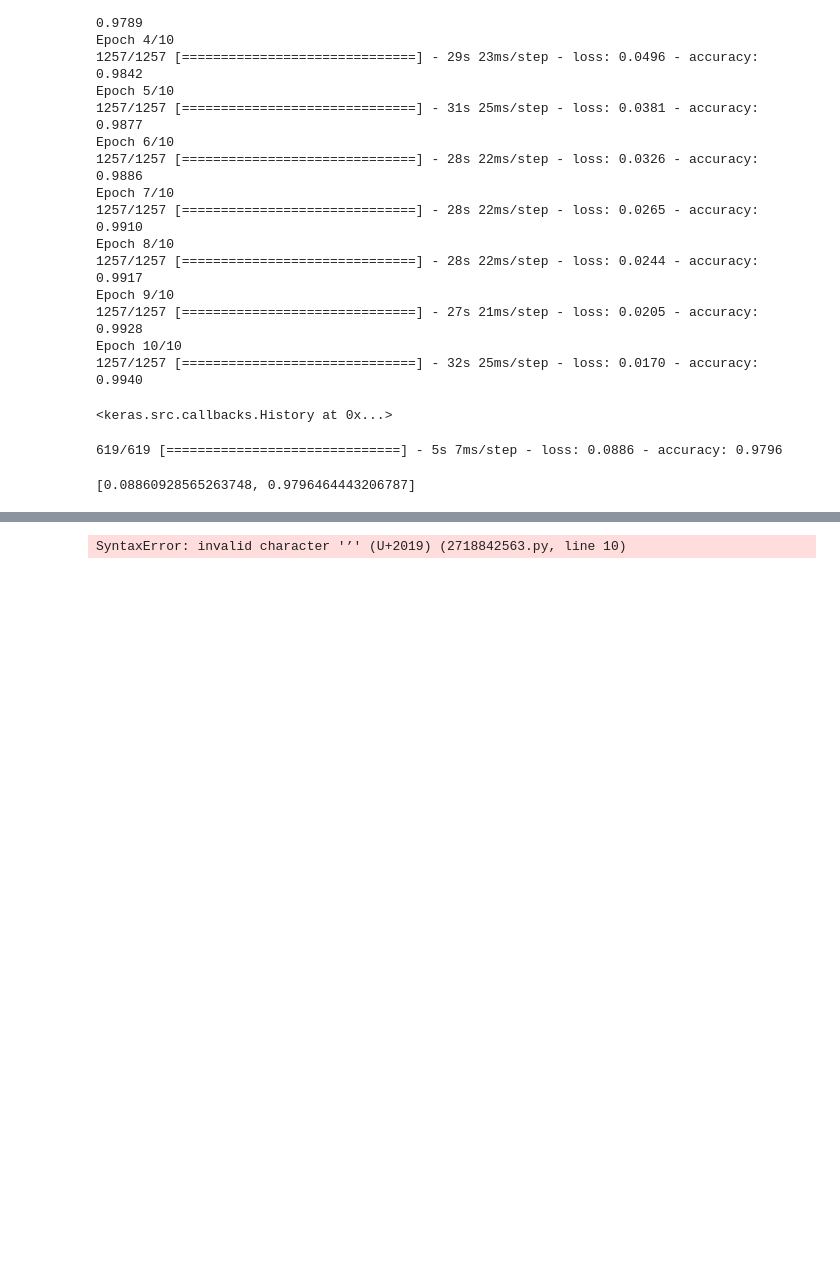
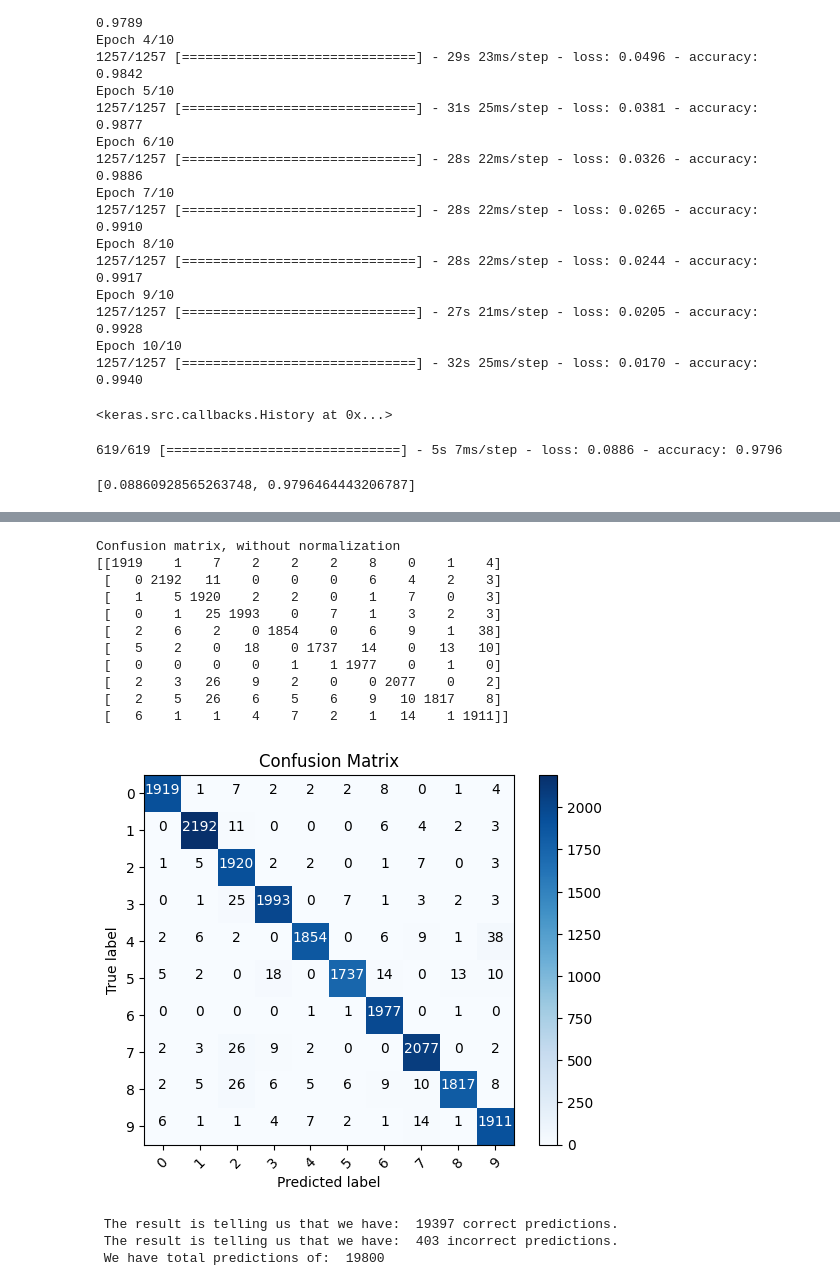
Before and after one commit to armaanchowdhry/ocr-digits, a Jupyter notebook: ocr-number-mnist-tensorflow.ipynb, the cells around one changed output, grey strips where cells are left out. Saved outputs shown, nothing was run; the diff lists cells and outputs as text; code cells hidden in the pictures; blank space fills up the shorter version.

```diff
--- a/ocr-number-mnist-tensorflow.ipynb
+++ b/ocr-number-mnist-tensorflow.ipynb
@@ -200,3 +234,7 @@ model.evaluate(x_test, y_test)
 # %% [output]
 619/619 [==============================] - 5s 7ms/step - loss: 0.0886 - accuracy: 0.9796
 [0.08860928565263748, 0.9796464443206787]
+# %%
+y_pred = model.predict(x_test)
+y_pred = np.argmax(y_pred,axis=1)
+y_pred.shape
@@ -203,30 +244,49 @@ model.evaluate(x_test, y_test)
 # %%
 import sklearn.metrics as skmet
 cm = skmet.confusion_matrix(y_true=y_test, y_pred=y_pred)
 def plot_confusion_matrix(cm, classes,
  normalize=False,
  title='Confusion matrix',
  cmap=plt.cm.Blues):
 
  #This function prints and plots the confusion matrix. Normalization can be applied by setting `normalize=True`.
 
  plt.imshow(cm, interpolation='nearest', cmap=cmap)
  plt.title(title)
  plt.colorbar()
  tick_marks = np.arange(len(classes))
  plt.xticks(tick_marks, classes, rotation=45)
  plt.yticks(tick_marks, classes)
 print('Confusion matrix, without normalization')
 print(cm)
 thresh = cm.max() / 2.
 for i, j in itertools.product(range(cm.shape[0]), range(cm.shape[1])):
  plt.text(j, i, cm[i, j],
- horizontalalignment=”center”,
- color=”white” if cm[i, j] > thresh else “black”)
+ horizontalalignment='center',
+ color='white' if cm[i, j] > thresh else 'black')
 plt.tight_layout()
 plt.ylabel('True label')
 plt.xlabel('Predicted label')
 cm_plot_labels = ['0','1','2','3','4','5','6','7','8','9']
-plot_confusion_matrix(cm=cm, classes=cm_plot_labels, title=’Confusion Matrix’)
+plot_confusion_matrix(cm=cm, classes=cm_plot_labels, title='Confusion Matrix')
 # %% [output]
-SyntaxError: invalid character '’' (U+2019) (2718842563.py, line 10)
+Confusion matrix, without normalization
+[[1919    1    7    2    2    2    8    0    1    4]
+ [   0 2192   11    0    0    0    6    4    2    3]
+ [   1    5 1920    2    2    0    1    7    0    3]
+ [   0    1   25 1993    0    7    1    3    2    3]
+ [   2    6    2    0 1854    0    6    9    1   38]
+ [   5    2    0   18    0 1737   14    0   13   10]
+ [   0    0    0    0    1    1 1977    0    1    0]
+ [   2    3   26    9    2    0    0 2077    0    2]
+ [   2    5   26    6    5    6    9   10 1817    8]
+ [   6    1    1    4    7    2    1   14    1 1911]]
+[figure, added]
+# %%
+print('\033[1m The result is telling us that we have: ',(cm[0,0]+cm[1,1]+cm[2,2]+cm[3,3]+cm[4,4]+cm[5,5]+cm[6,6]+cm[7,7]+cm[8,8]+cm[9,9]),'correct predictions.')
+print('\033[1m The result is telling us that we have: ',(cm.sum()-(cm[0,0]+cm[1,1]+cm[2,2]+cm[3,3]+cm[4,4]+cm[5,5]+cm[6,6]+cm[7,7]+cm[8,8]+cm[9,9])),'incorrect predictions.')
+print('\033[1m We have total predictions of: ',(cm.sum()))
+# %% [output]
+ The result is telling us that we have:  19397 correct predictions.
+ The result is telling us that we have:  403 incorrect predictions.
+ We have total predictions of:  19800
```
Also changed, not shown: parts of 16 cells of this notebook.
